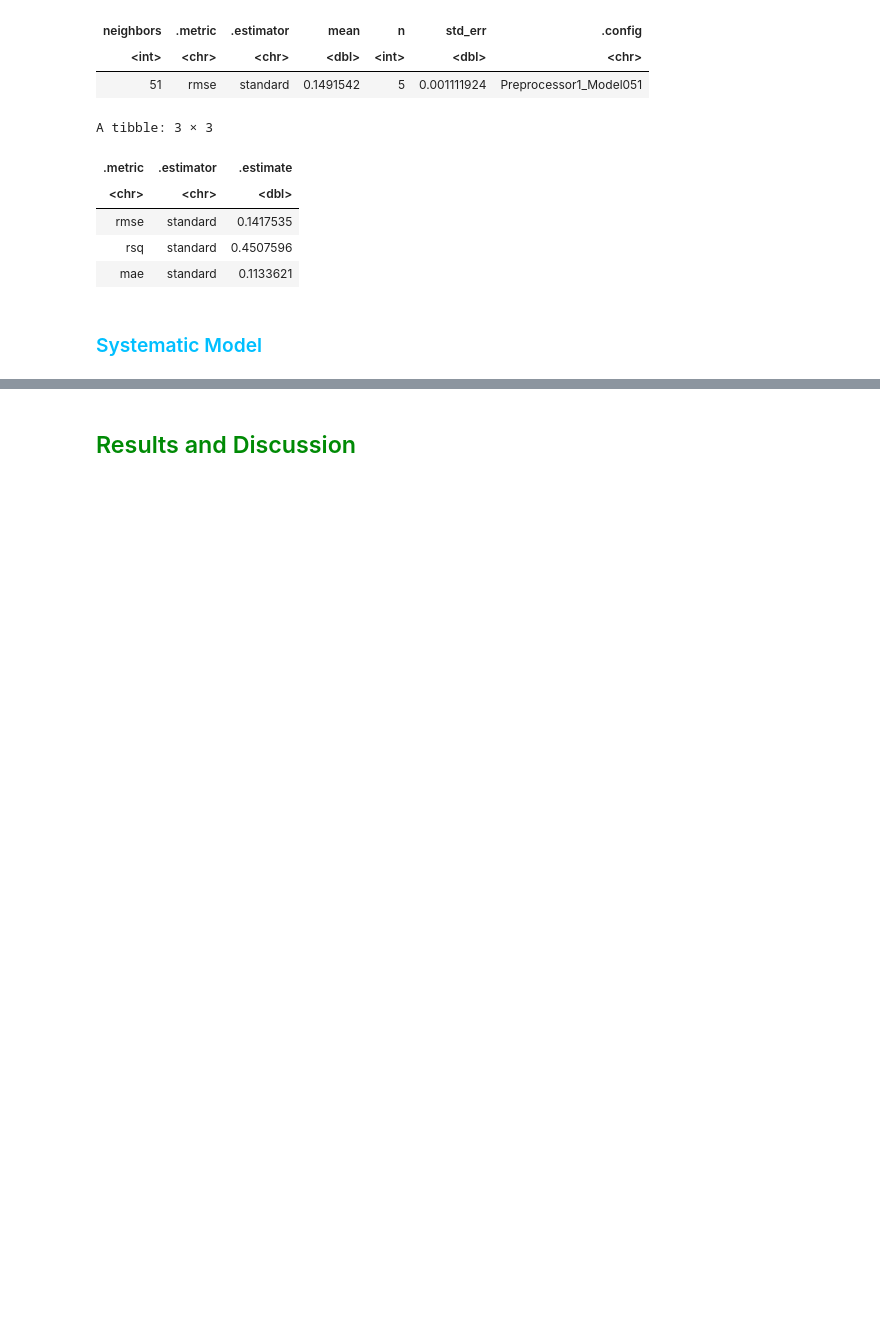
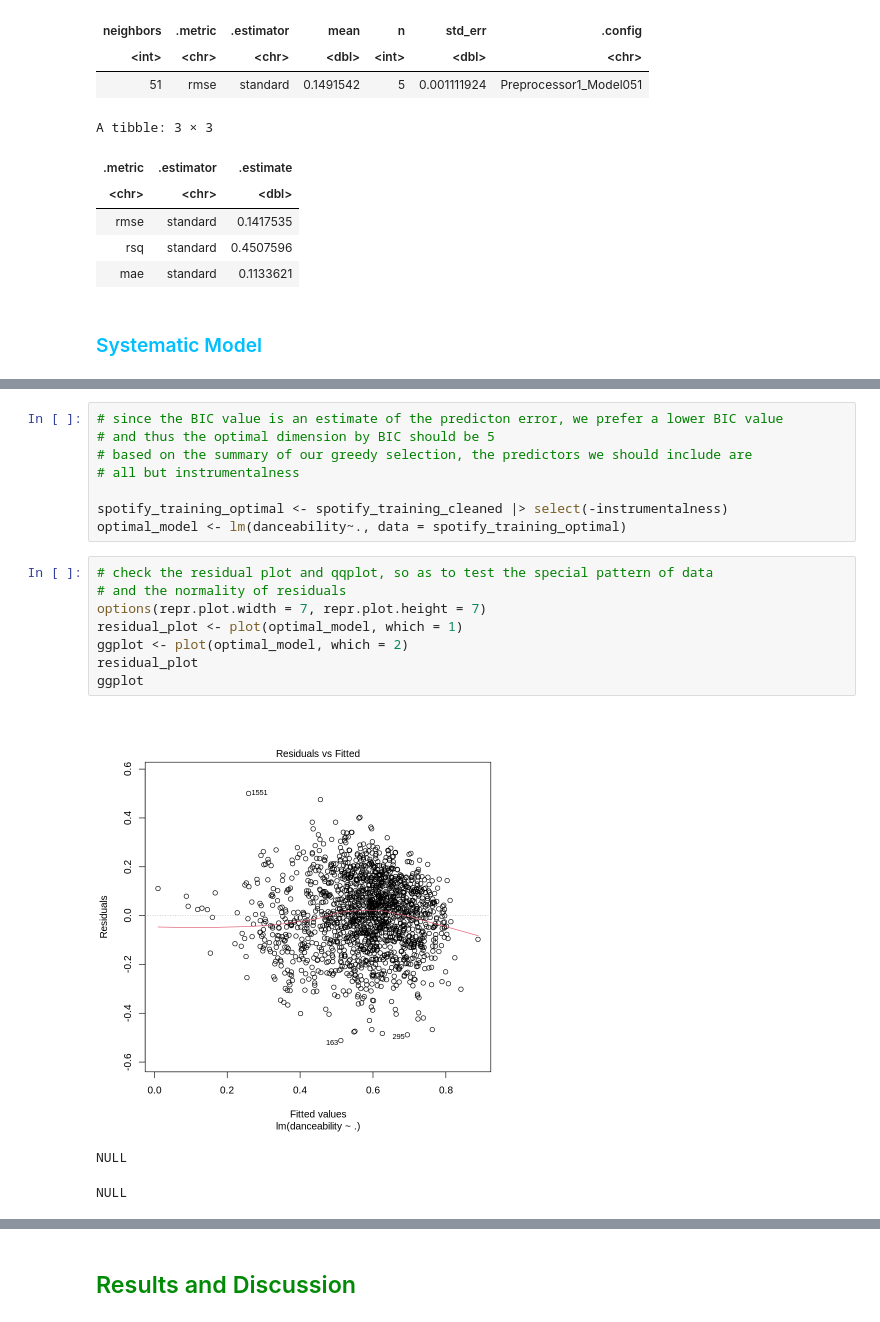
Before and after one commit to eshuaiii/dsci-100-2022w1-group-79, a Jupyter notebook: 79_project_report.ipynb, the cells around one changed output, grey strips where cells are left out. Cells and saved outputs as stored; diff of their text form; blank space fills up the shorter version.

```diff
--- a/79_project_report.ipynb
+++ b/79_project_report.ipynb
@@ -435,0 +551,20 @@ A tibble: 3 × 3
+# %%
+# since the BIC value is an estimate of the predicton error, we prefer a lower BIC value
+# and thus the optimal dimension by BIC should be 5
+# based on the summary of our greedy selection, the predictors we should include are
+# all but instrumentalness
+
+spotify_training_optimal <- spotify_training_cleaned |> select(-instrumentalness)
+optimal_model <- lm(danceability~., data = spotify_training_optimal)
+# %%
+# check the residual plot and qqplot, so as to test the special pattern of data
+# and the normality of residuals
+options(repr.plot.width = 7, repr.plot.height = 7)
+residual_plot <- plot(optimal_model, which = 1)
+ggplot <- plot(optimal_model, which = 2)
+residual_plot
+ggplot
+# %% [output]
+[figure, added]
+NULL
+NULL
```
Also changed, not shown: parts of 28 cells of this notebook.
